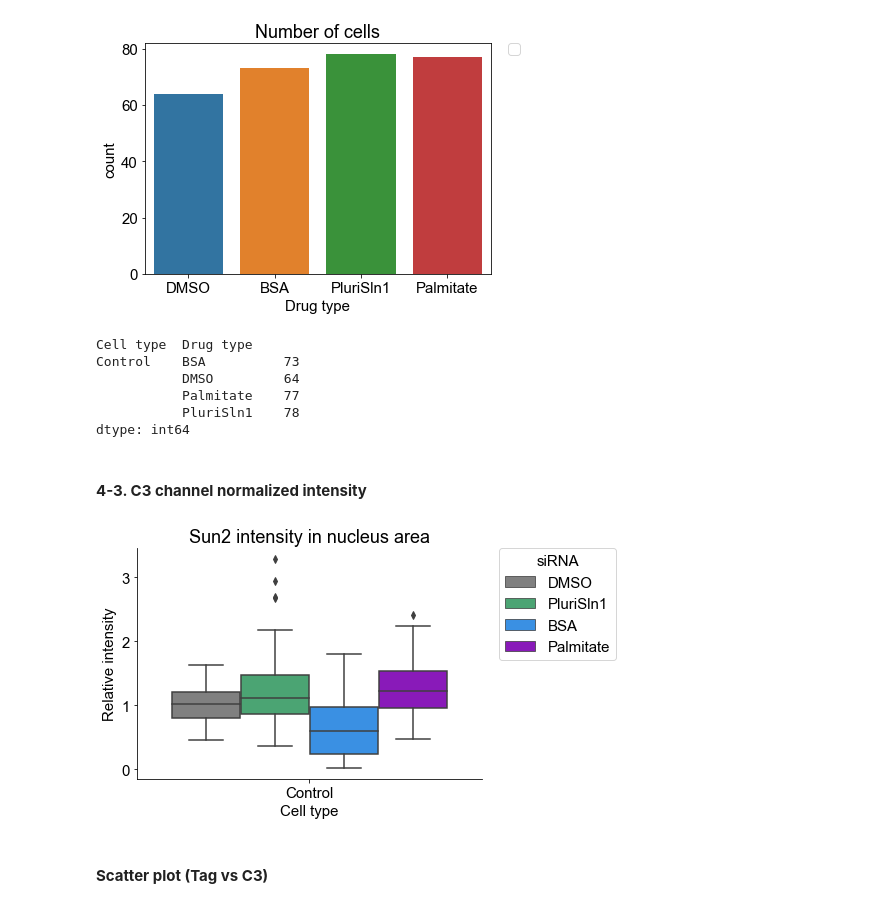
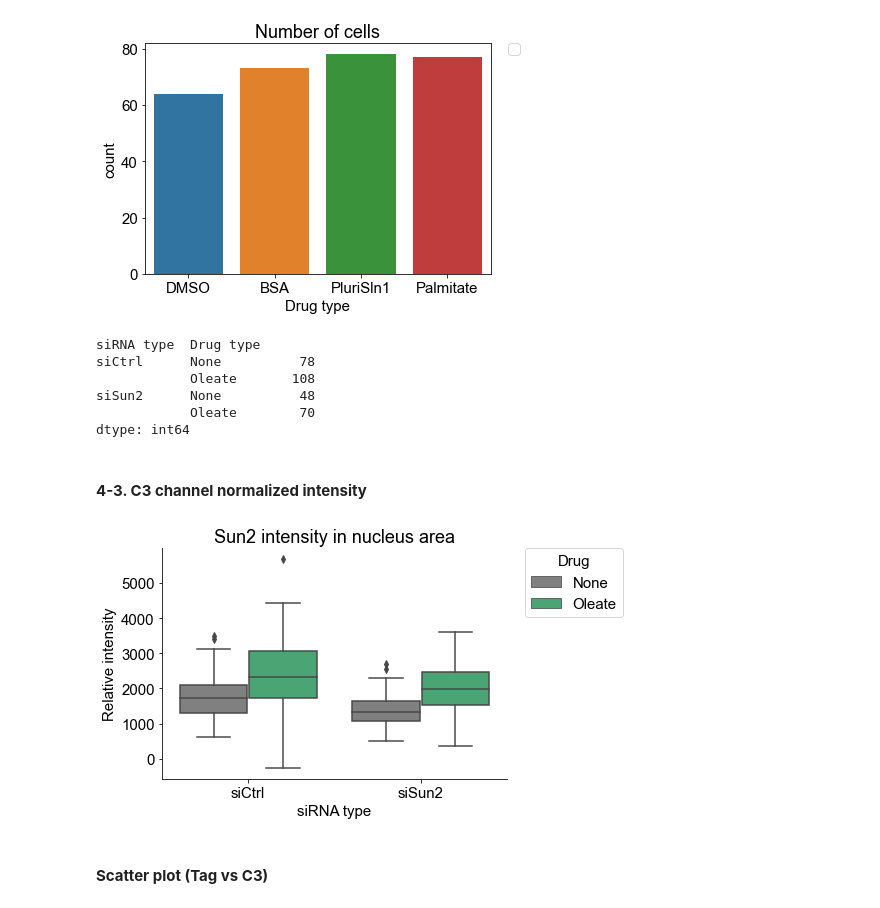
Before and after one commit to shokenlee/Lee_2023_Sun2-Lipid, a Jupyter notebook: Nuclear_abundance.ipynb, the cells around one changed output. Saved outputs shown, nothing was run; the diff lists cells and outputs as text; code cells hidden in the pictures.

```diff
--- a/Nuclear_abundance.ipynb
+++ b/Nuclear_abundance.ipynb
@@ -93,10 +94,11 @@ df.loc[df['File name'].str.contains('DE'), 'Plasmid type'] = 'DE'
 # %% [markdown]
 #### **Drug type**
 # %%
-df.loc[df['File name'].str.contains('DMSO'), 'Drug type'] = 'DMSO'
-df.loc[df['File name'].str.contains('Pluri'), 'Drug type'] = 'PluriSln1'
-df.loc[df['File name'].str.contains('BSA'), 'Drug type'] = 'BSA'
-df.loc[df['File name'].str.contains('Palmi'), 'Drug type'] = 'Palmitate'
+df.loc[df['File name'].str.contains('None'), 'Drug type'] = 'None'
+df.loc[df['File name'].str.contains('Oleate'), 'Drug type'] = 'Oleate'
+# df.loc[df['File name'].str.contains('Pluri'), 'Drug type'] = 'PluriSln1'
+# df.loc[df['File name'].str.contains('BSA'), 'Drug type'] = 'BSA'
+# df.loc[df['File name'].str.contains('Palmi'), 'Drug type'] = 'Palmitate'
 # %% [markdown]
 #### **Image number**
 # %%
@@ -146,3 +146,7 @@ PluriSln1    15310.058440
 Name: Mean, dtype: float64
 # %% [markdown]
 ##### **Background subtraction from C3 intensity value**
+# %%
+background_C3 = 2300
+
+df['C3 mean - background'] = df['Tag mean'] - background_C3
@@ -149,7 +155,7 @@ Name: Mean, dtype: float64
 # %%
-background_C3 = 3500
+background_C2 = 700
 
-df['C3 mean - background'] = df['Mean'] - background_C3
+df['C2 mean - background'] = df['Mean'] - background_C2
 # %% [markdown]
 #### **Normalized C3 channel intensity (background subtracted)**
 # %%
@@ -186,7 +192,7 @@ hist = sns.displot(data=df, x='DAPI mean', binwidth=400)
 # %% [markdown]
 #### **Remove cells with too hight DAPI intensity, which are likely mitotic cells**
 # %%
-max_DNA_intensity = 19000
+max_DNA_intensity = 2000
 
 df = df[df['DAPI mean'] < max_DNA_intensity]
 # %% [markdown]
@@ -239,41 +245,41 @@ Text(0.5, 1.0, 'Number of cells')
 # %%
 # df.groupby(['Plasmid type', 'Tag expression']).size()
 # df.groupby(['Cell type', 'siRNA type']).size()
-df.groupby(['Cell type', 'Drug type']).size()
+df.groupby(['siRNA type', 'Drug type']).size()
 # %% [output]
-Cell type  Drug type
-Control    BSA          73
-           DMSO         64
-           Palmitate    77
-           PluriSln1    78
+siRNA type  Drug type
+siCtrl      None          78
+            Oleate       108
+siSun2      None          48
+            Oleate        70
 dtype: int64
 # %% [markdown]
 #### **4-3. C3 channel normalized intensity**
 # %%
 fig = plt.figure(figsize=(6,4))
 ax_box = fig.add_axes([0.1, 0.1, 0.8, 0.8])
 
 # For rescue experiments:
 # ax_box = sns.boxplot(data=df, x='Plasmid type', y='C3-Back_normalized', order=['WT', 'DE'], hue='Tag expression', hue_order=['(-)', '(+)'], palette=my_pal)
 # plt.legend(title='Flag expression', bbox_to_anchor=(1.05, 1), loc='upper left', borderaxespad=0)
 
 
 # # For siRNA experiments:
 # ax_box = sns.boxplot(data=df, x='Cell type', y='C3-Back_normalized', order=['Control', 'CTDNEP1 KO'],
 #                      hue='siRNA type', hue_order=['siCtrl', 'siCDS1', 'siCDS2', 'siPIS'], palette=my_pal)
 # plt.legend(title='siRNA', bbox_to_anchor=(1.05, 1), loc='upper left', borderaxespad=0)
 
 # For Drug experiments:
-ax_box = sns.boxplot(data=df, x='Cell type', y='C3-Back_normalized',
-                     hue='Drug type', hue_order=['DMSO', 'PluriSln1', 'BSA', 'Palmitate'], palette=my_pal)
-plt.legend(title='siRNA', bbox_to_anchor=(1.05, 1), loc='upper left', borderaxespad=0)
+ax_box = sns.boxplot(data=df, x='siRNA type', y='C2 mean - background',
+                     hue='Drug type', hue_order=['None', 'Oleate'], palette=my_pal)
+plt.legend(title='Drug', bbox_to_anchor=(1.05, 1), loc='upper left', borderaxespad=0)
 
 
 # Used in common:
 plt.title('Sun2 intensity in nucleus area')
 plt.ylabel('Relative intensity')
 ax_box.spines['top'].set_visible(False)
 ax_box.spines['right'].set_visible(False)
 # %% [output]
-[figure, old version]
+[figure, new version]
 # %%
```
Also changed, not shown: parts of 14 cells of this notebook.
